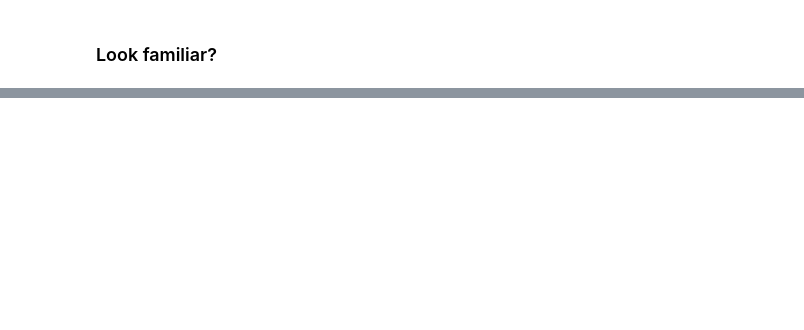
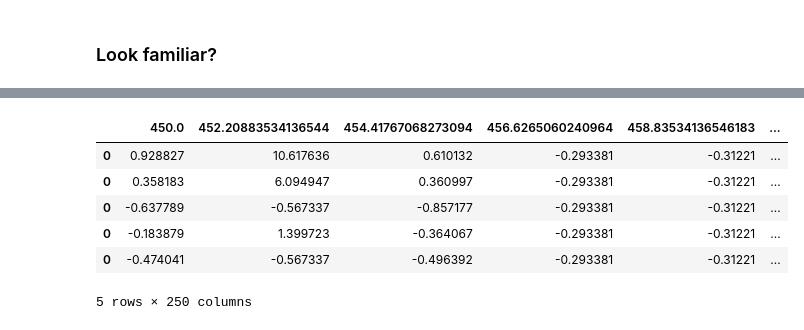
Before and after one commit to gettodaze/CS532-Final-Project, a Jupyter notebook: niks_code/CS 532 Activity.ipynb, the cells around one changed output, grey strips where cells are left out. Saved outputs shown, nothing was run; the diff lists cells and outputs as text; code cells hidden in the pictures; blank space fills up the shorter version.

```diff
--- a/niks_code/CS 532 Activity.ipynb
+++ b/niks_code/CS 532 Activity.ipynb
@@ -268,0 +340,10 @@ plt.show()
+# %%
+df_control_feature_set_standardized.head()
+# %% [output]
+|  | 450.0 | 452.20883534136544 | 454.41767068273094 | 456.6265060240964 | 458.83534136546183 | ... |
+| 0 | 0.928827 | 10.617636 | 0.610132 | -0.293381 | -0.31221 | ... |
+| 0 | 0.358183 | 6.094947 | 0.360997 | -0.293381 | -0.31221 | ... |
+| 0 | -0.637789 | -0.567337 | -0.857177 | -0.293381 | -0.31221 | ... |
+| 0 | -0.183879 | 1.399723 | -0.364067 | -0.293381 | -0.31221 | ... |
+| 0 | -0.474041 | -0.567337 | -0.496392 | -0.293381 | -0.31221 | ... |
+5 rows × 250 columns
```
Also changed, not shown: parts of 19 cells of this notebook, 4 other files.
